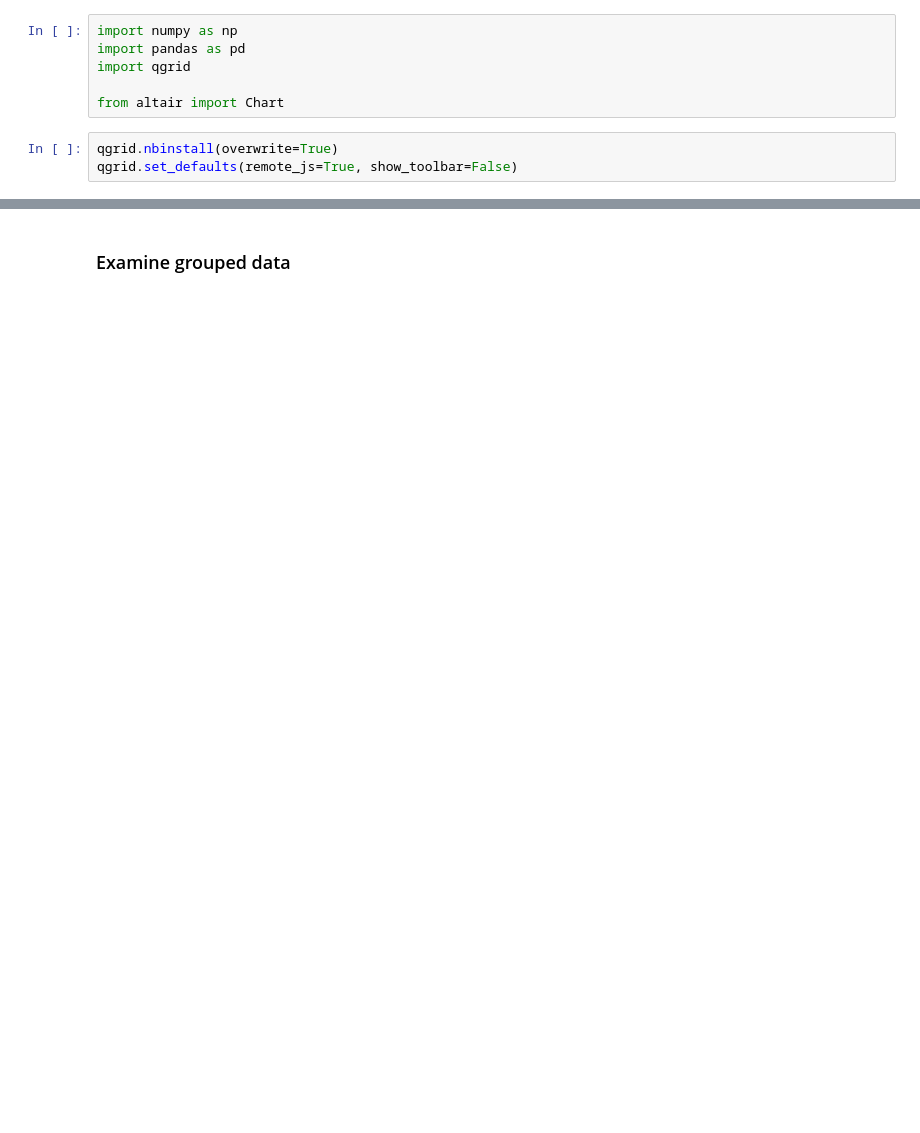
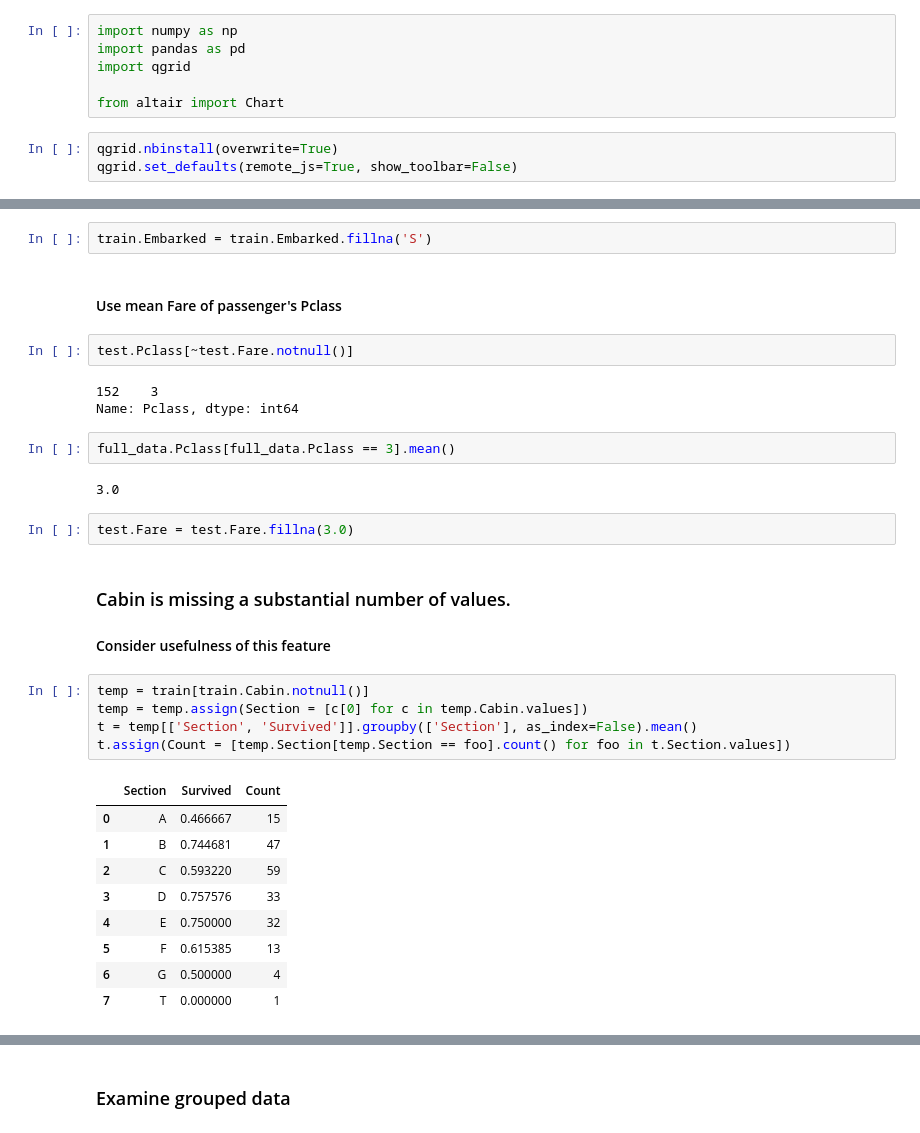
Before and after one commit to jeffyancey/Kaggle, a Jupyter notebook: develop/Titanic.ipynb, the cells around one changed output, grey strips where cells are left out. Saved outputs shown, nothing was run; the diff lists cells and outputs as text; blank space fills up the shorter version.

```diff
--- a/develop/Titanic.ipynb
+++ b/develop/Titanic.ipynb
@@ -33,0 +66,33 @@ def get_title(name):
+# %%
+train.Embarked = train.Embarked.fillna('S')
+# %% [markdown]
+#### Use mean Fare of passenger's Pclass
+# %%
+test.Pclass[~test.Fare.notnull()]
+# %% [output]
+152    3
+Name: Pclass, dtype: int64
+# %%
+full_data.Pclass[full_data.Pclass == 3].mean()
+# %% [output]
+3.0
+# %%
+test.Fare = test.Fare.fillna(3.0)
+# %% [markdown]
+### Cabin is missing a substantial number of values.
+#### Consider usefulness of this feature
+# %%
+temp = train[train.Cabin.notnull()]
+temp = temp.assign(Section = [c[0] for c in temp.Cabin.values])
+t = temp[['Section', 'Survived']].groupby(['Section'], as_index=False).mean()
+t.assign(Count = [temp.Section[temp.Section == foo].count() for foo in t.Section.values])
+# %% [output]
+|  | Section | Survived | Count |
+| 0 | A | 0.466667 | 15 |
+| 1 | B | 0.744681 | 47 |
+| 2 | C | 0.593220 | 59 |
+| 3 | D | 0.757576 | 33 |
+| 4 | E | 0.750000 | 32 |
+| 5 | F | 0.615385 | 13 |
+| 6 | G | 0.500000 | 4 |
+| 7 | T | 0.000000 | 1 |
```
Also changed, not shown: parts of 29 cells of this notebook.
